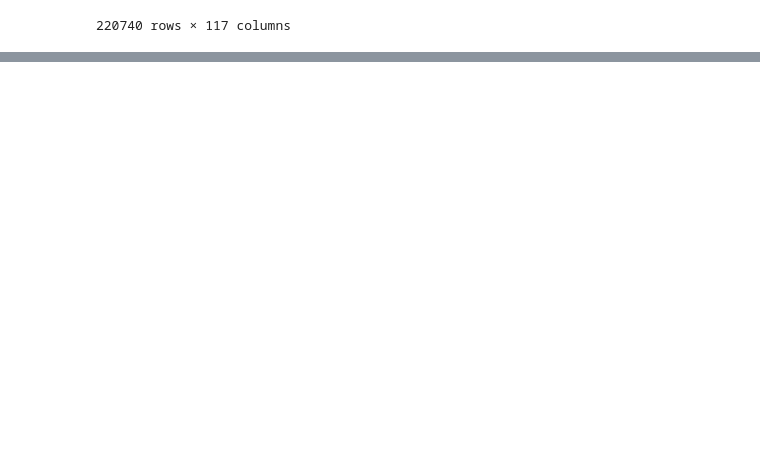
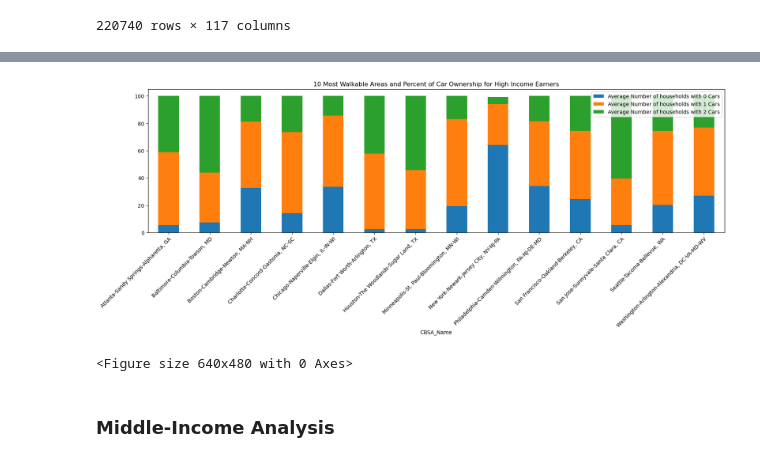
Before and after one commit to mbarre8/Project_1, a Jupyter notebook: Walkability Index.ipynb, the cells around one changed output, grey strips where cells are left out. Saved outputs shown, nothing was run; the diff lists cells and outputs as text; code cells hidden in the pictures; blank space fills up the shorter version.

```diff
--- a/Walkability Index.ipynb
+++ b/Walkability Index.ipynb
@@ -23,0 +318,12 @@ df
+# %%
+#Stack Bar plot multiple columns to compare visual with above bar graph
+multi_plot2 = Sum_table.plot(kind="bar", figsize=(20,5), stacked=True,title="10 Most Walkable Areas and Percent of Car Ownership for High Income Earners")
+plt.xticks(rotation=45,rotation_mode="anchor", ha="right", wrap=True)
+
+plt.show()
+plt.tight_layout()
+# %% [output]
+[figure, added]
+<Figure size 640x480 with 0 Axes>
+# %% [markdown]
+### Middle-Income Analysis
```
Also changed, not shown: parts of 45 cells of this notebook, 1 other file.
